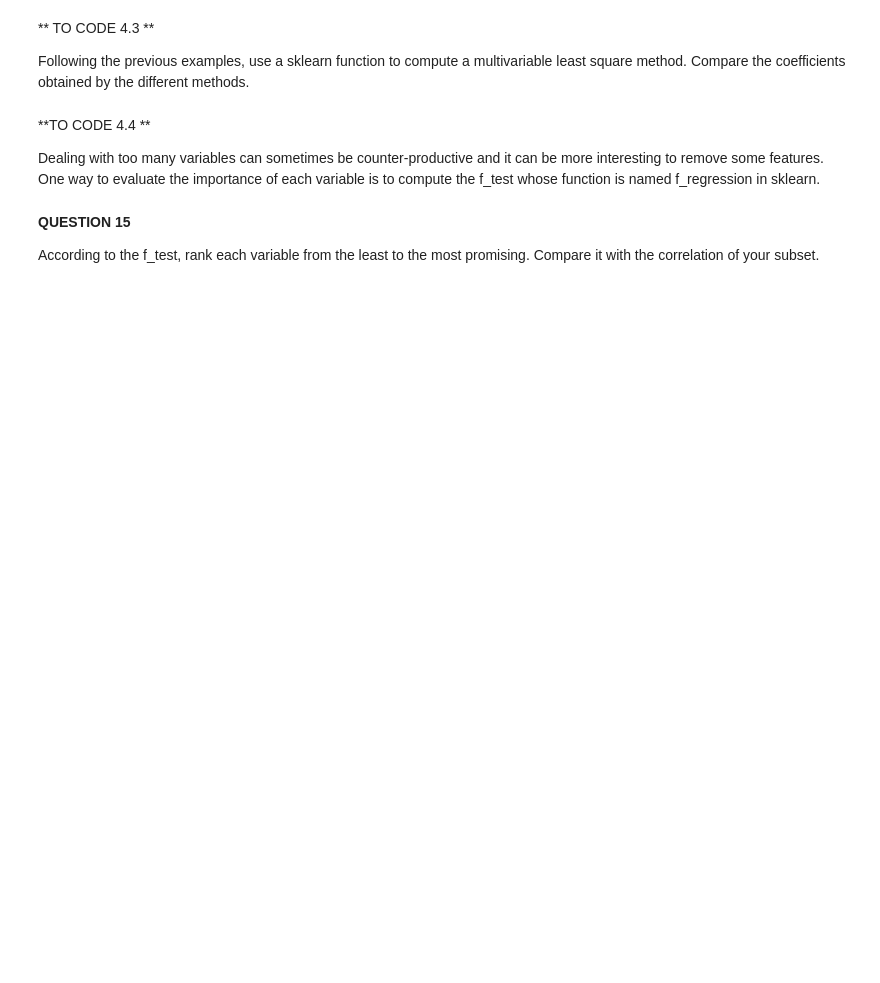
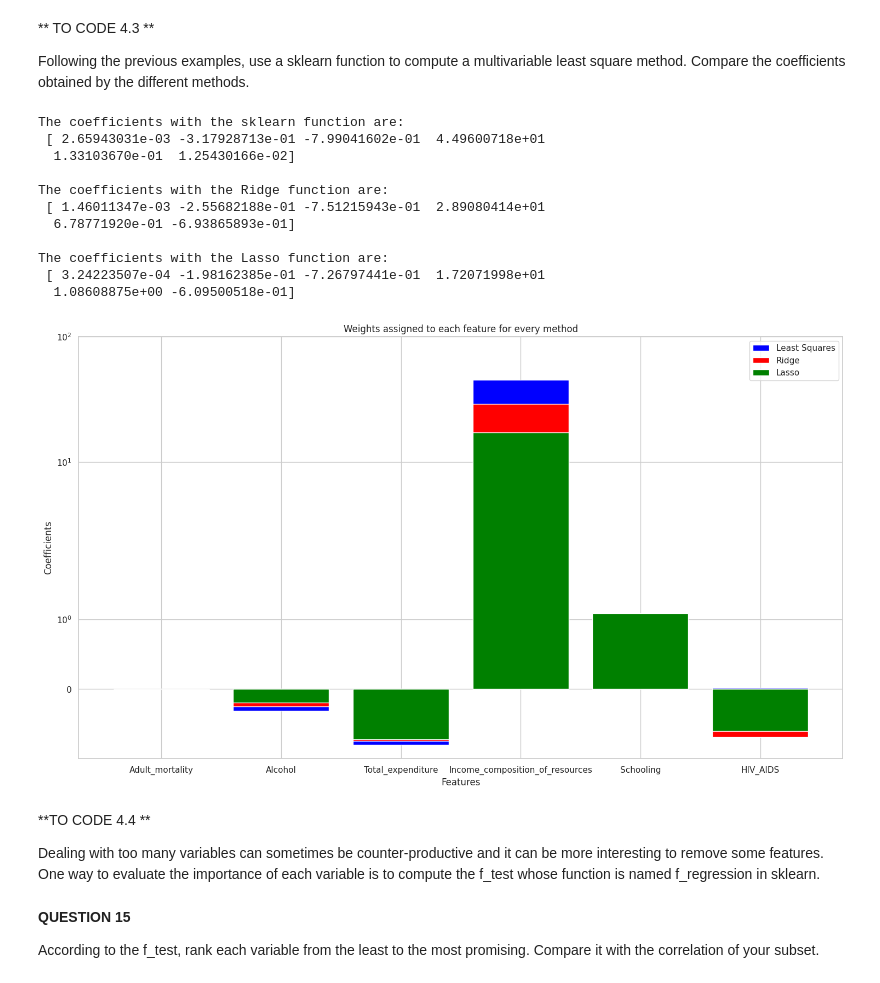
Before and after one commit to MurphLaws/Exp, a Jupyter notebook: Machine Learning/TP1_Lasso_Ghilene.ipynb, the cells around one changed output. Cells and saved outputs as stored; diff of their text form; code cells hidden in the pictures; blank space fills up the shorter version.

Commit message:
Added sklearn LSM

```diff
--- a/Machine Learning/TP1_Lasso_Ghilene.ipynb
+++ b/Machine Learning/TP1_Lasso_Ghilene.ipynb
@@ -150,7 +150,7 @@ Execute the following cell
 import pandas as pd
 import matplotlib.pyplot as plt
 
-df = pd.read_csv("data/Life_Expectancy_Data.csv")
+df = pd.read_csv("/workspaces/Exp/data/Life_Expectancy_Data.csv")
 df = df.dropna()
 df.info()
 # %% [output]
@@ -870,6 +873,49 @@ What is the main difference between Ridge and Lasso regression? For this setup,
 ** TO CODE 4.3 **
 
 Following the previous examples, use a sklearn function to compute a multivariable least square method. Compare the coefficients obtained by the different methods.
+# %%
+#Use a sklearn function to compute a multivariable least sqared method.
+
+from sklearn.linear_model import LinearRegression
+
+X = df_study[['Adult_mortality', 'Alcohol', 'Total_expenditure', 'Income_composition_of_resources', 'Schooling', "HIV_AIDS"]]
+y = df_study.Life_expectancy
+
+reg = LinearRegression().fit(X, y)
+
+print("The coefficients with the sklearn function are: \n", reg.coef_)
+print("\nThe coefficients with the Ridge function are: \n", ridge.coef_)
+print("\nThe coefficients with the Lasso function are: \n", lasso.coef_)
+
+
+#plot the coefficients of the three methods using a bar plot I want the bar plot to be log scaled in the y axis also, i want the bar plot
+#to consider negative values
+
+plt.figure(figsize=(18,10))
+plt.bar(range(len(reg.coef_)), reg.coef_, color='blue')
+plt.bar(range(len(ridge.coef_)),ridge.coef_, color='red')
+plt.bar(range(len(lasso.coef_)),lasso.coef_, color='green')
+plt.xticks(range(len(reg.coef_)), ['Adult_mortality', 'Alcohol', 'Total_expenditure', 'Income_composition_of_resources', 'Schooling', "HIV_AIDS"])
+plt.yscale('symlog')
+plt.ylim(-1,100)
+plt.legend(["Least Squares", "Ridge", "Lasso"])
+plt.xlabel("Features")
+plt.ylabel("Coefficients")
+plt.title("Weights assigned to each feature for every method")
+plt.show()
+# %% [output]
+The coefficients with the sklearn function are:
+ [ 2.65943031e-03 -3.17928713e-01 -7.99041602e-01  4.49600718e+01
+  1.33103670e-01  1.25430166e-02]
+
+The coefficients with the Ridge function are:
+ [ 1.46011347e-03 -2.55682188e-01 -7.51215943e-01  2.89080414e+01
+  6.78771920e-01 -6.93865893e-01]
+
+The coefficients with the Lasso function are:
+ [ 3.24223507e-04 -1.98162385e-01 -7.26797441e-01  1.72071998e+01
+  1.08608875e+00 -6.09500518e-01]
+[figure, added]
 # %% [markdown]
 **TO CODE 4.4 **
 
```
Also changed, not shown: parts of 3 cells of this notebook.
